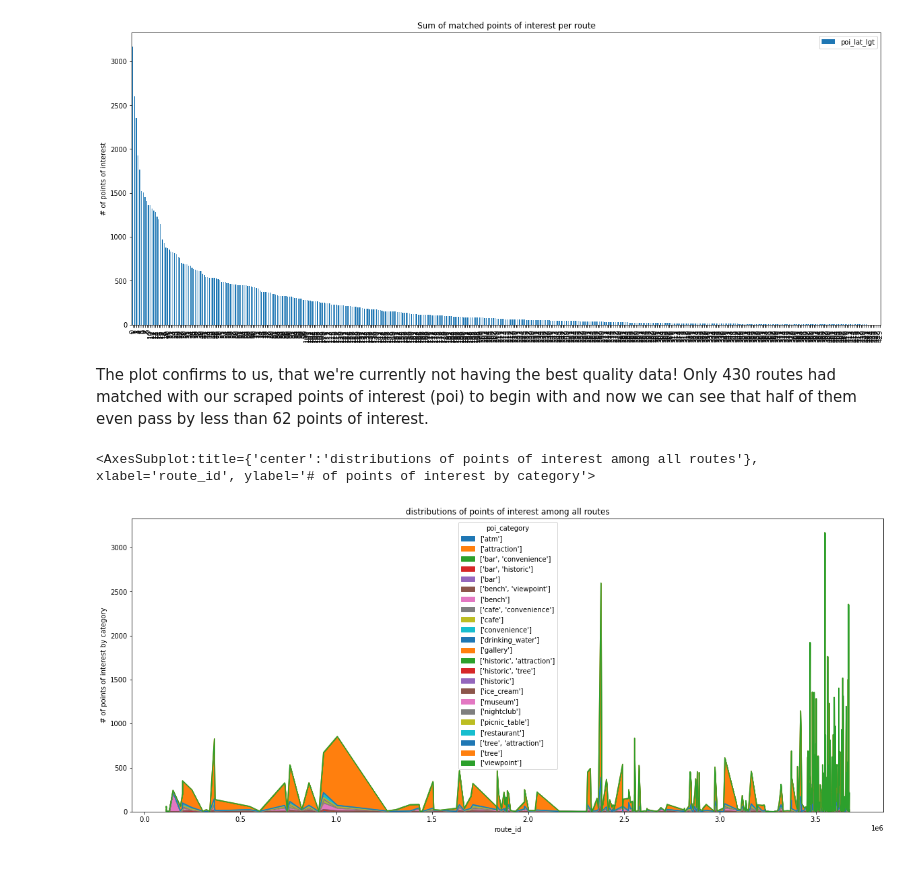
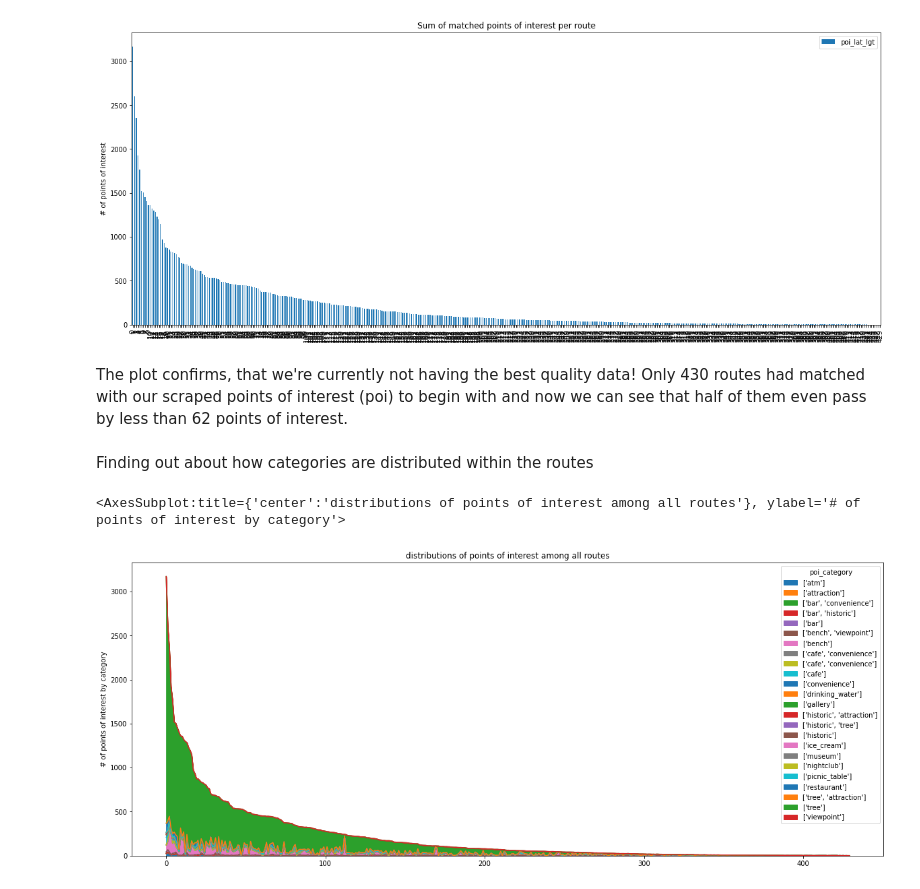
Before and after one commit to TechLabs-Berlin/wt21-way-to-go, a Jupyter notebook: data_visualisation/data_visualisation_stefanie.ipynb, the cells around one changed output. Drawn from its saved outputs; the diff is of its cells as text; code cells hidden in the pictures.

Commit message:
area plot of categories distribution now sorted by # of poi

```diff
--- a/data_visualisation/data_visualisation_stefanie.ipynb
+++ b/data_visualisation/data_visualisation_stefanie.ipynb
@@ -96,22 +96,26 @@ print('The median amount of points of interest per route in our joint dataframe
 The median amount of points of interest per route in our joint dataframe is: 62.0
 [figure]
 # %% [markdown]
-The plot confirms to us, that we're currently not having the best quality data! Only 430 routes had matched with our scraped points of interest (poi) to begin with and now we can see that half of them even pass by less than 62 points of interest.
+The plot confirms, that we're currently not having the best quality data! Only 430 routes had matched with our scraped points of interest (poi) to begin with and now we can see that half of them even pass by less than 62 points of interest.
+# %% [markdown]
+Finding out about how categories are distributed within the routes
 # %%
-# Stacked bar plot to see the distributions of points of interest among all routes
+# Stacked bar plot to see the distributions of points of interest among all routes (absolute numbers)
+columns_to_plot = ["['atm']", "['attraction']", "['bar', 'convenience']", "['bar', 'historic']", "['bar']", "['bench', 'viewpoint']", "['bench']", "['cafe', 'convenience']", "['cafe', 'convenience']", "['cafe']", "['convenience']", "['drinking_water']", "['gallery']", "['historic', 'attraction']", "['historic', 'tree']", "['historic']", "['ice_cream']", "['museum']", "['nightclub']", "['picnic_table']", "['restaurant']", "['tree', 'attraction']", "['tree']", "['viewpoint']"]
 gdf_categoriesperroute = gdf_jointdata.groupby(by=['route_id', 'poi_category']).size().reset_index() #.sort_values(by='route_id', ascending=False, inplace=True)
 gdf_categoriesperroute.rename(columns={0:'count'}, inplace=True)
 gdf_categoriesperroute_wide = gdf_categoriesperroute.pivot(index='route_id', columns='poi_category', values="count")
-#gdf_categoriesperroute_wide.sort_values(by="['tree']", ascending=False, inplace=True)
-#gdf_categoriesperroute_wide['sum'] = gdf_categoriesperroute_wide.sum(axis=1, skipna=True)
-#gdf_categoriesperroute_wide.sort_values(by='sum', ascending=False, inplace=True)
+gdf_categoriesperroute_wide['sum'] = gdf_categoriesperroute_wide.sum(axis=1, skipna=True) # sorting by sum of poi per route
+gdf_categoriesperroute_wide.sort_values(by='sum', ascending=False, inplace=True)
 gdf_categoriesperroute_wide.plot.area(
     stacked=True,
+    use_index=False,
+    y = columns_to_plot,
     rot=0,
     ylabel="# of points of interest by category",
-    title="distributions of points of interest among all routes",
+    title="Distributions of points of interest among all routes",
     figsize=(20,8)
 )
 # %% [output]
-<AxesSubplot:title={'center':'distributions of points of interest among all routes'}, xlabel='route_id', ylabel='# of points of interest by category'>
+<AxesSubplot:title={'center':'distributions of points of interest among all routes'}, ylabel='# of points of interest by category'>
-[figure, old version]
+[figure, new version]
```
Also changed, not shown: parts of 3 cells of this notebook.
